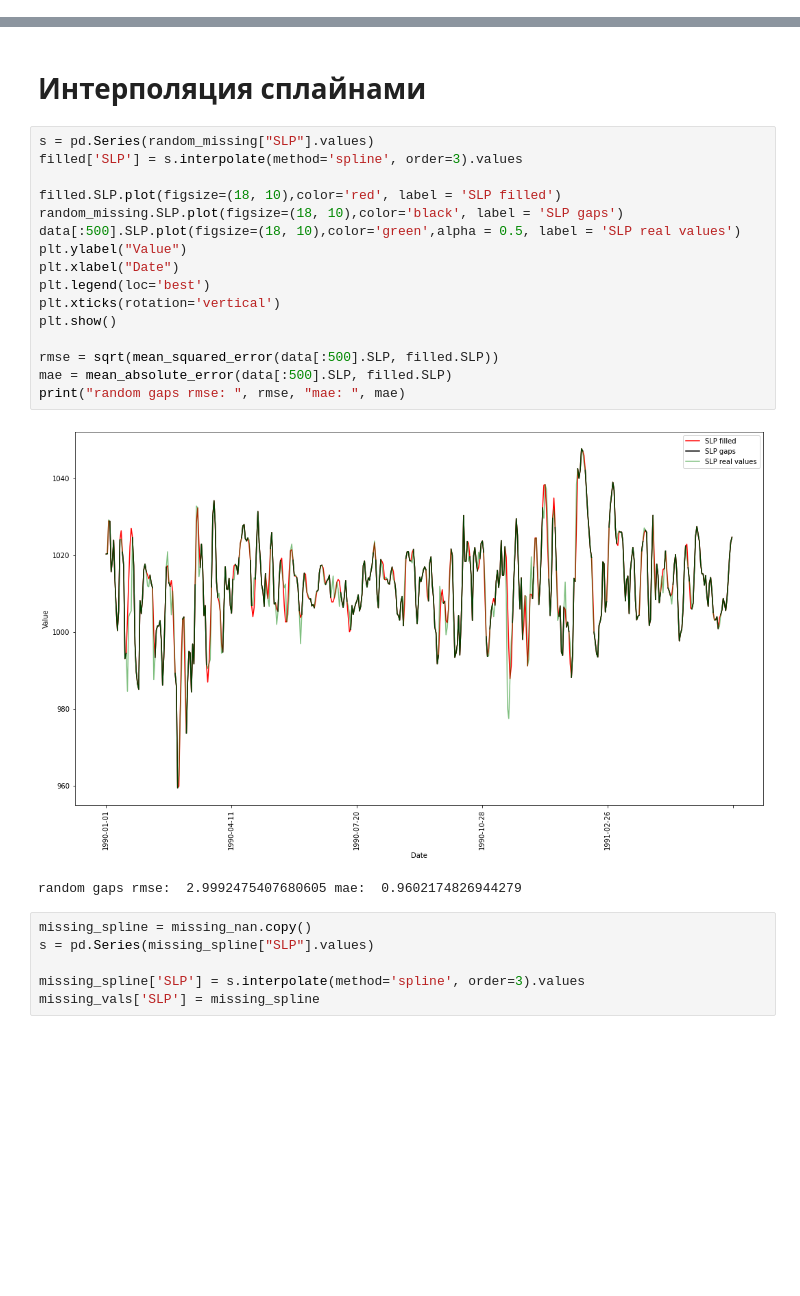
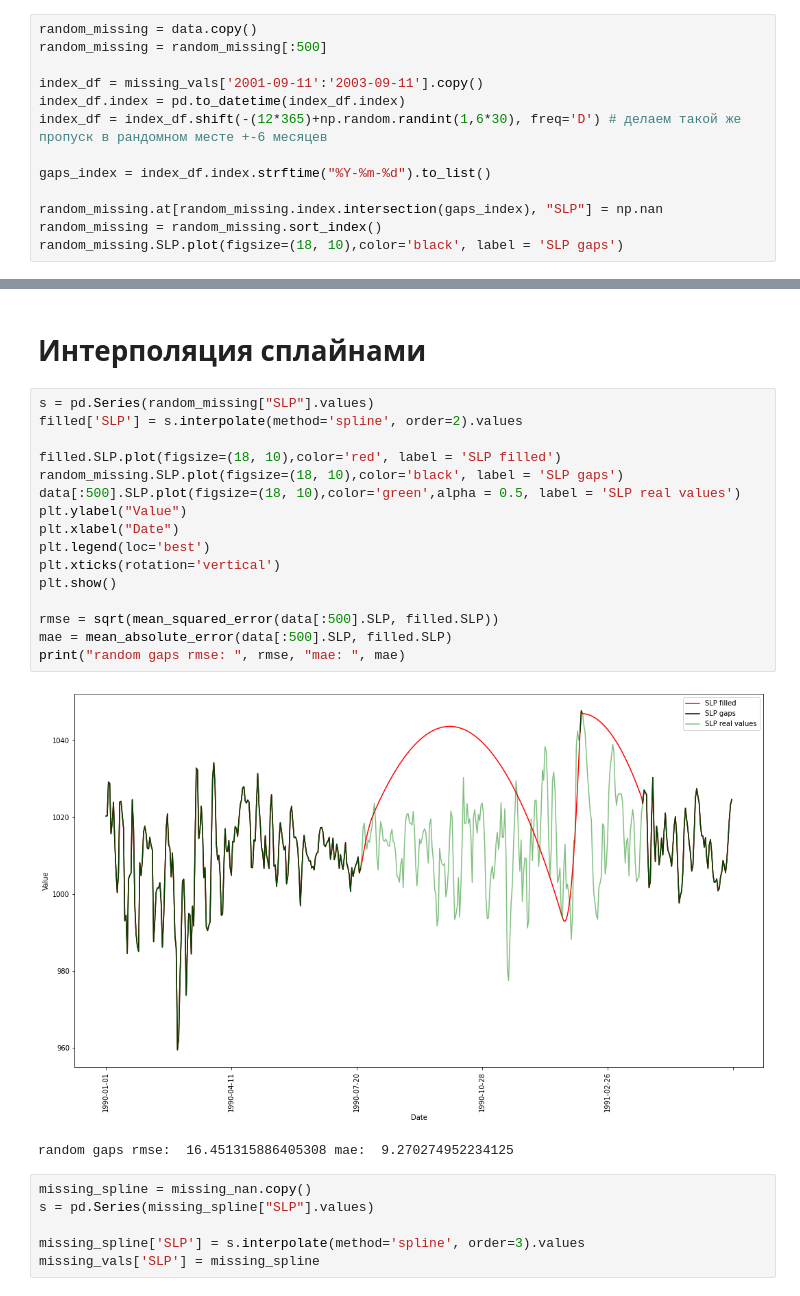
Before and after one commit to Loinen/geodata_analysis, a Jupyter notebook: lab2021.ipynb, the cells around one changed output, grey strips where cells are left out. Drawn from its saved outputs; the diff is of its cells as text; blank space fills up the shorter version.

```diff
--- a/lab2021.ipynb
+++ b/lab2021.ipynb
@@ -112,0 +118,13 @@ random_missing = random_missing.sort_index()
+# %%
+random_missing = data.copy()
+random_missing = random_missing[:500]
+
+index_df = missing_vals['2001-09-11':'2003-09-11'].copy()
+index_df.index = pd.to_datetime(index_df.index)
+index_df = index_df.shift(-(12*365)+np.random.randint(1,6*30), freq='D') # делаем такой же пропуск в рандомном месте +-6 месяцев
+
+gaps_index = index_df.index.strftime("%Y-%m-%d").to_list()
+
+random_missing.at[random_missing.index.intersection(gaps_index), "SLP"] = np.nan
+random_missing = random_missing.sort_index()
+random_missing.SLP.plot(figsize=(18, 10),color='black', label = 'SLP gaps')
@@ -367,23 +388,23 @@ mae 15.599406532847997
 # Интерполяция сплайнами
 # %%
 s = pd.Series(random_missing["SLP"].values)
-filled['SLP'] = s.interpolate(method='spline', order=3).values
+filled['SLP'] = s.interpolate(method='spline', order=2).values
 
 filled.SLP.plot(figsize=(18, 10),color='red', label = 'SLP filled')
 random_missing.SLP.plot(figsize=(18, 10),color='black', label = 'SLP gaps')
 data[:500].SLP.plot(figsize=(18, 10),color='green',alpha = 0.5, label = 'SLP real values')
 plt.ylabel("Value")
 plt.xlabel("Date")
 plt.legend(loc='best')
 plt.xticks(rotation='vertical')
 plt.show()
 
 rmse = sqrt(mean_squared_error(data[:500].SLP, filled.SLP))
 mae = mean_absolute_error(data[:500].SLP, filled.SLP)
 print("random gaps rmse: ", rmse, "mae: ", mae)
 # %% [output]
-[figure, old version]
+[figure, new version]
-random gaps rmse:  2.9992475407680605 mae:  0.9602174826944279
+random gaps rmse:  16.451315886405308 mae:  9.270274952234125
 # %%
 missing_spline = missing_nan.copy()
 s = pd.Series(missing_spline["SLP"].values)
```
Also changed, not shown: parts of 29 cells of this notebook.
